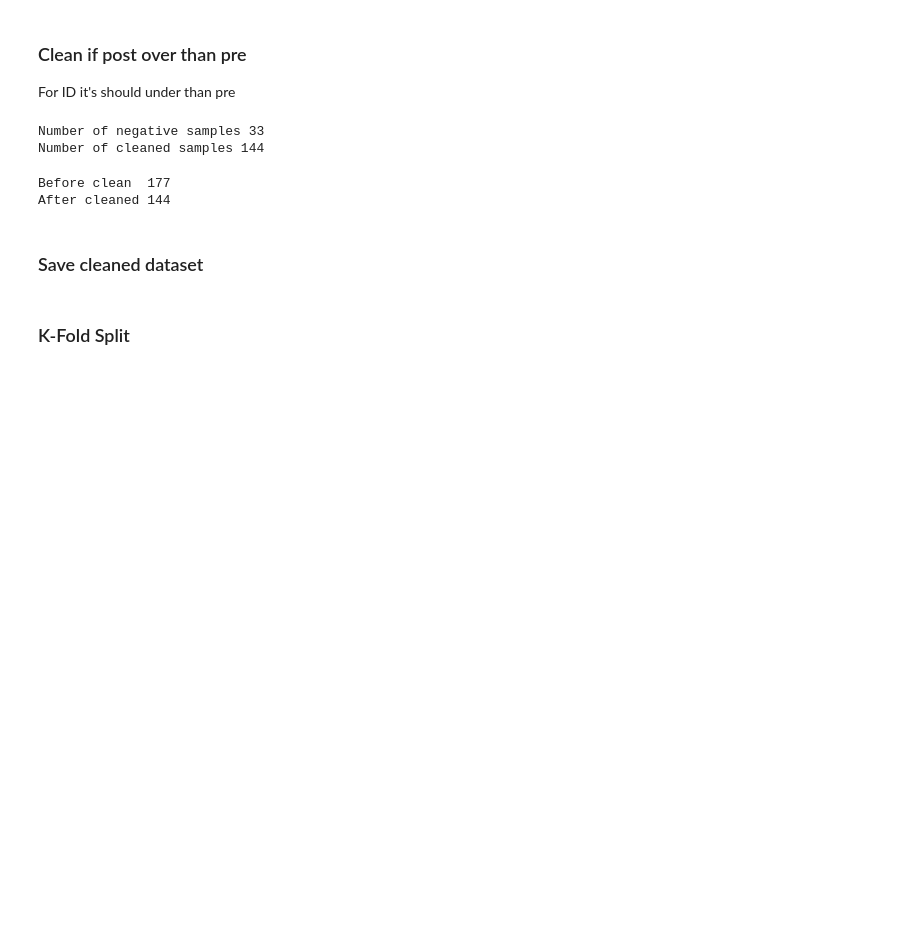
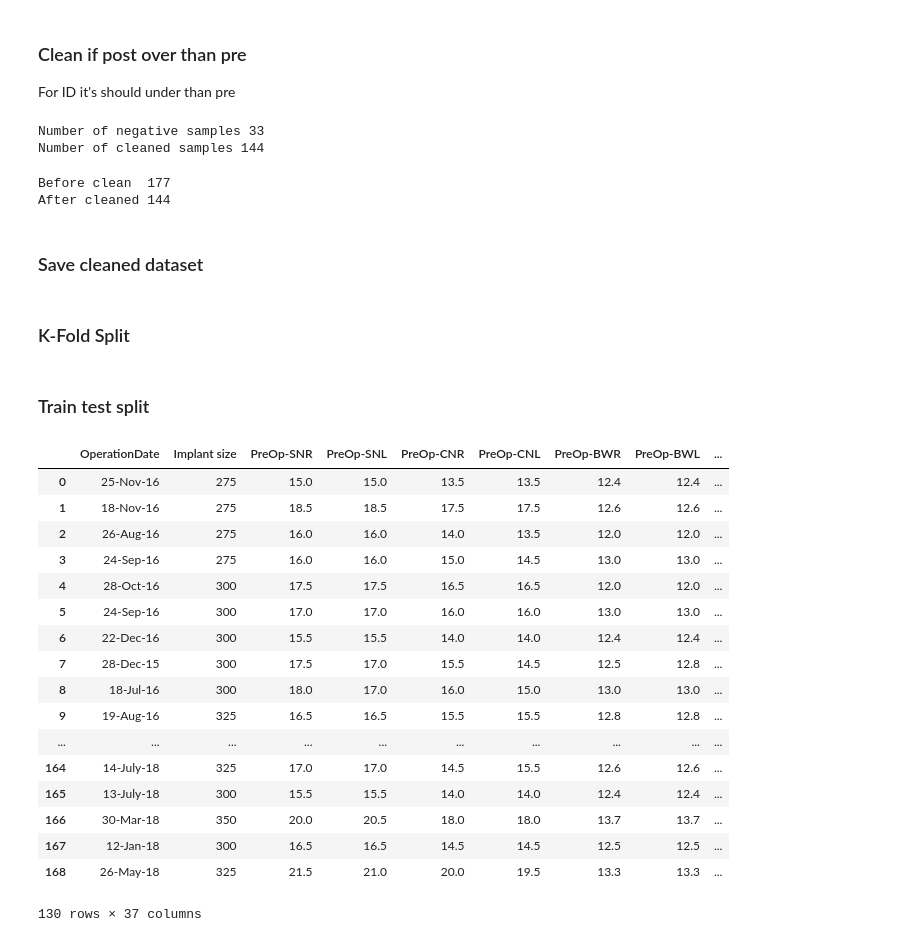
Before and after one commit to nnnnew/breast-augmentation, a Jupyter notebook: EDA.ipynb, the cells around one changed output. Drawn from its saved outputs; the diff is of its cells as text; code cells hidden in the pictures; blank space fills up the shorter version.

```diff
--- a/EDA.ipynb
+++ b/EDA.ipynb
@@ -268,3 +268,24 @@ After cleaned 144
 clean_df.to_csv('./data/cleaned.csv', index=False)
 # %% [markdown]
 ### K-Fold Split
+# %%
+idx = list(clean_df.index)
+# %%
+cv = KFold(n_splits=10, random_state=42, shuffle=False)
+# %%
+train_indexes = []
+test_indexes = []
+for train_index, test_index in cv.split(idx):
+    train_indexes.append(train_index)
+    test_indexes.append(test_index)
+# %%
+k_fold_dir = './data/k-fold/'
+for i in range(len(train_indexes)):
+    train_path = k_fold_dir + 'train_' + str(i) + '.csv'
+    test_path = k_fold_dir + 'test_' + str(i) + '.csv'
+    train_df = clean_df.iloc[train_indexes[i]]
+    test_df = clean_df.iloc[test_indexes[i]]
+    train_df.to_csv(train_path)
+    test_df.to_csv(test_path)
+# %% [markdown]
+### Train test split
@@ -270,0 +297,21 @@ clean_df.to_csv('./data/cleaned.csv', index=False)
+# %%
+train_df
+# %% [output]
+|  | OperationDate | Implant size | PreOp-SNR | PreOp-SNL | PreOp-CNR | PreOp-CNL | PreOp-BWR | PreOp-BWL | ... |
+| 0 | 25-Nov-16 | 275 | 15.0 | 15.0 | 13.5 | 13.5 | 12.4 | 12.4 | ... |
+| 1 | 18-Nov-16 | 275 | 18.5 | 18.5 | 17.5 | 17.5 | 12.6 | 12.6 | ... |
+| 2 | 26-Aug-16 | 275 | 16.0 | 16.0 | 14.0 | 13.5 | 12.0 | 12.0 | ... |
+| 3 | 24-Sep-16 | 275 | 16.0 | 16.0 | 15.0 | 14.5 | 13.0 | 13.0 | ... |
+| 4 | 28-Oct-16 | 300 | 17.5 | 17.5 | 16.5 | 16.5 | 12.0 | 12.0 | ... |
+| 5 | 24-Sep-16 | 300 | 17.0 | 17.0 | 16.0 | 16.0 | 13.0 | 13.0 | ... |
+| 6 | 22-Dec-16 | 300 | 15.5 | 15.5 | 14.0 | 14.0 | 12.4 | 12.4 | ... |
+| 7 | 28-Dec-15 | 300 | 17.5 | 17.0 | 15.5 | 14.5 | 12.5 | 12.8 | ... |
+| 8 | 18-Jul-16 | 300 | 18.0 | 17.0 | 16.0 | 15.0 | 13.0 | 13.0 | ... |
+| 9 | 19-Aug-16 | 325 | 16.5 | 16.5 | 15.5 | 15.5 | 12.8 | 12.8 | ... |
+| ... | ... | ... | ... | ... | ... | ... | ... | ... | ... |
+| 164 | 14-July-18 | 325 | 17.0 | 17.0 | 14.5 | 15.5 | 12.6 | 12.6 | ... |
+| 165 | 13-July-18 | 300 | 15.5 | 15.5 | 14.0 | 14.0 | 12.4 | 12.4 | ... |
+| 166 | 30-Mar-18 | 350 | 20.0 | 20.5 | 18.0 | 18.0 | 13.7 | 13.7 | ... |
+| 167 | 12-Jan-18 | 300 | 16.5 | 16.5 | 14.5 | 14.5 | 12.5 | 12.5 | ... |
+| 168 | 26-May-18 | 325 | 21.5 | 21.0 | 20.0 | 19.5 | 13.3 | 13.3 | ... |
+130 rows × 37 columns
```
Also changed, not shown: parts of 5 cells of this notebook, 23 other files.
